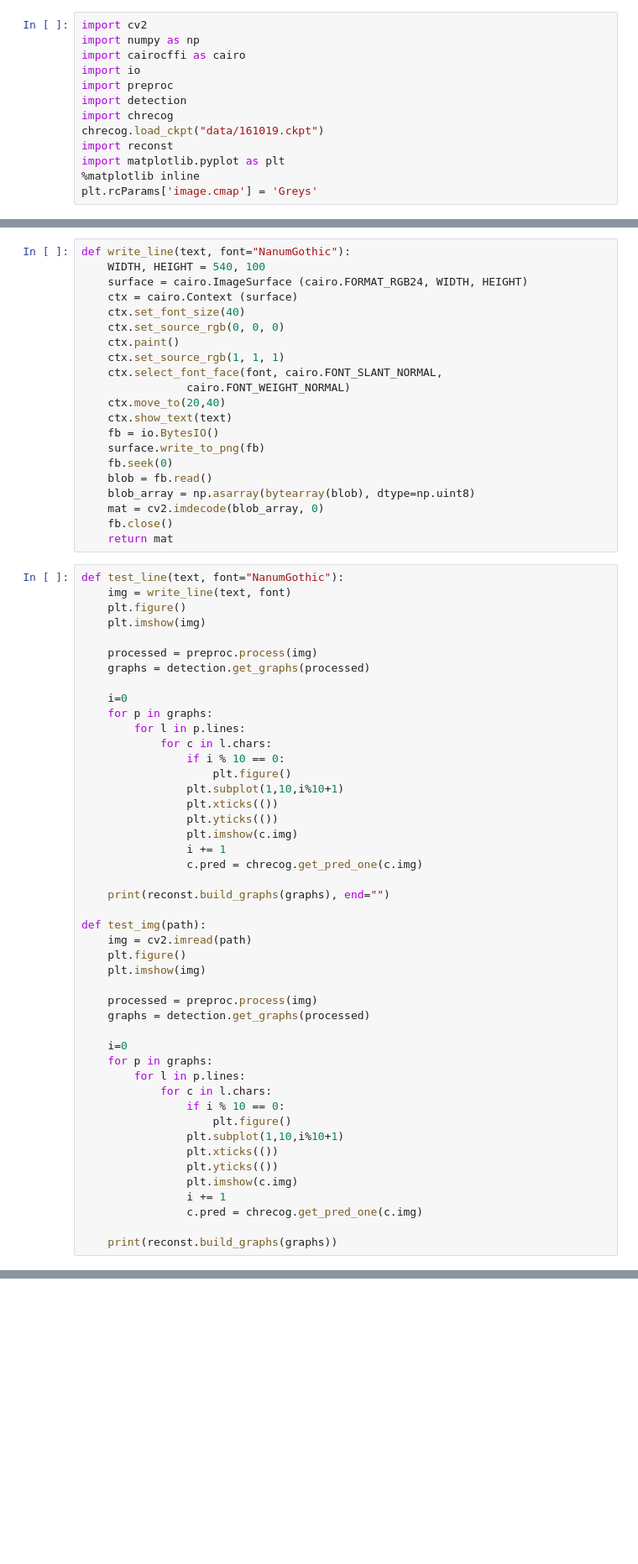
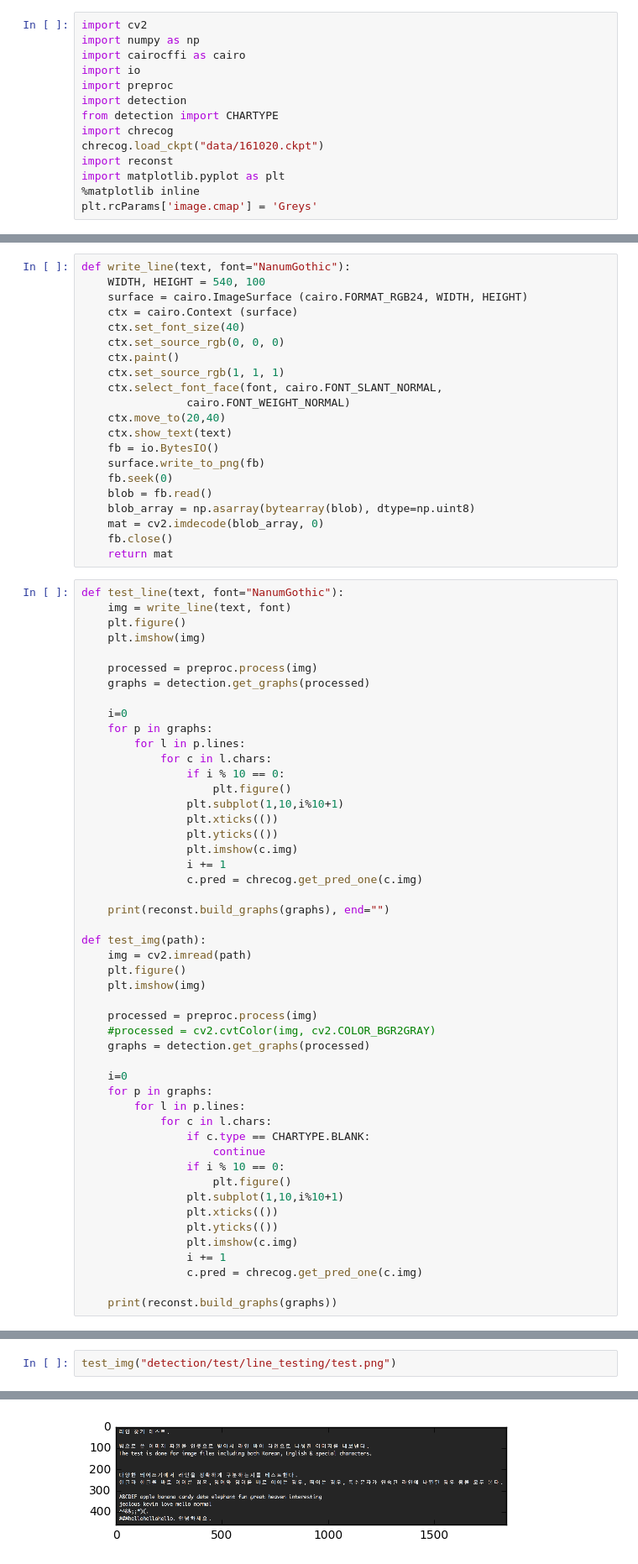
Before and after one commit to yeonwooKim/KoreanOCR, a Jupyter notebook: detection_test.ipynb, the cells around one changed output, grey strips where cells are left out. Shown at 84% size. Saved outputs shown, nothing was run; the diff lists cells and outputs as text; blank space fills up the shorter version.

Commit message:
blank char

```diff
--- a/detection_test.ipynb
+++ b/detection_test.ipynb
@@ -5,8 +5,9 @@ import cairocffi as cairo
 import io
 import preproc
 import detection
+from detection import CHARTYPE
 import chrecog
-chrecog.load_ckpt("data/161019.ckpt")
+chrecog.load_ckpt("data/161020.ckpt")
 import reconst
 import matplotlib.pyplot as plt
 %matplotlib inline
@@ -64,12 +65,15 @@ def test_img(path):
     plt.imshow(img)
 
     processed = preproc.process(img)
+    #processed = cv2.cvtColor(img, cv2.COLOR_BGR2GRAY)
     graphs = detection.get_graphs(processed)
 
     i=0
     for p in graphs:
         for l in p.lines:
             for c in l.chars:
+                if c.type == CHARTYPE.BLANK:
+                    continue
                 if i % 10 == 0:
                     plt.figure()
                 plt.subplot(1,10,i%10+1)
@@ -114,0 +87,3 @@ test_img("sample.png")
+# %%
+test_img("detection/test/line_testing/test.png")
+# %% [output]
@@ -114,0 +103 @@ test_img("sample.png")
+[figure, added]
```
Also changed, not shown: parts of 2 cells of this notebook, 3 other files.
